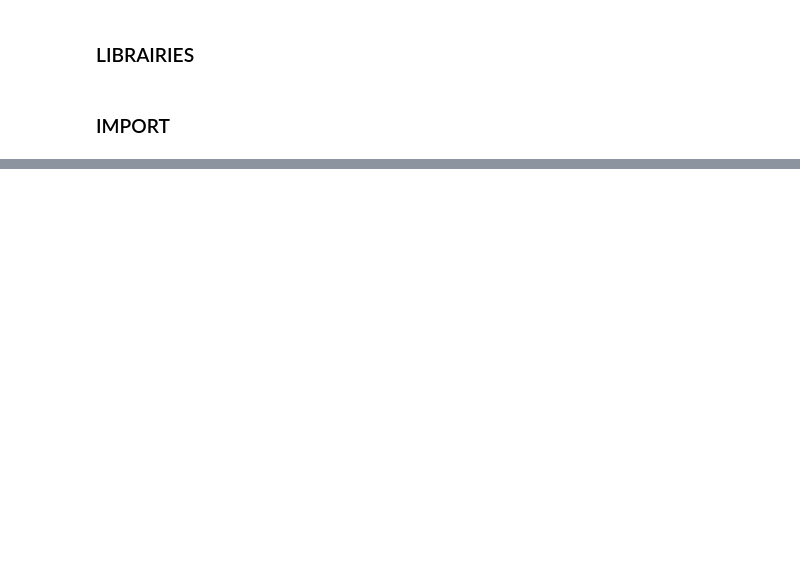
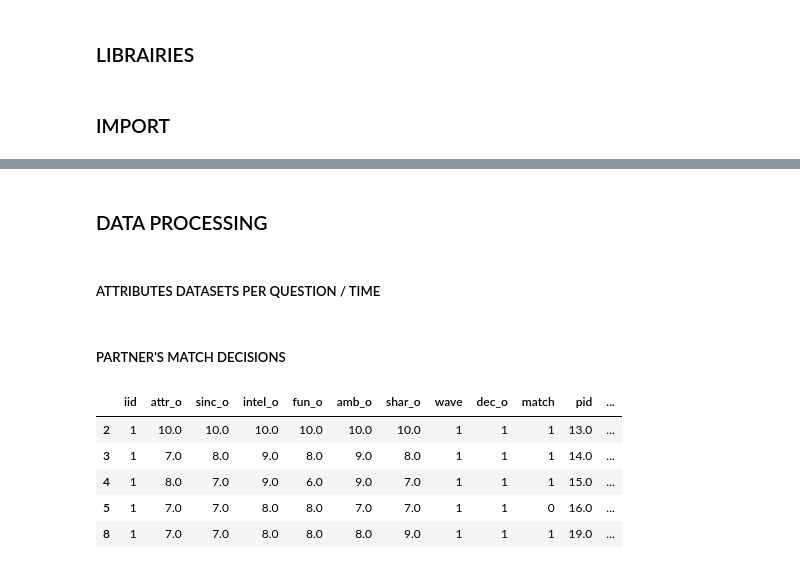
Before and after one commit to aevlkm/eda, a Jupyter notebook: 05_EDA/tinder.ipynb, the cells around one changed output, grey strips where cells are left out. Drawn from its saved outputs; the diff is of its cells as text; code cells hidden in the pictures; blank space fills up the shorter version.

```diff
--- a/05_EDA/tinder.ipynb
+++ b/05_EDA/tinder.ipynb
@@ -149,0 +111,12 @@ KeyboardInterrupt:
+# %%
+# The feature "Wave" is not based on the same evaluation method.
+# Hence the choice of dropping certain values (6 to 9)
+
+# Mask of values 6 to 9 ---
+mask_drop_6_9 = (df["wave"] != 6) & (df["wave"] != 7) & (df["wave"] != 8) & (df["wave"] != 9)
+
+# Drop associated ---
+df = df[mask_drop_6_9]
+
+# Display ---
+df.head()
@@ -149,0 +130,4 @@ KeyboardInterrupt:
+# %% [markdown]
+### DATA PROCESSING
+# %% [markdown]
+##### ATTRIBUTES DATASETS PER QUESTION / TIME
@@ -149,0 +150,19 @@ KeyboardInterrupt:
+# %% [markdown]
+##### PARTNER'S MATCH DECISIONS
+# %%
+# Pass ---
+df_decisions_0 = df0_0[(df0_0["dec_o"] == 0)]
+
+# Match ---
+df_decisions_1 = df0_0[(df0_0["dec_o"] == 1)]
+
+# Display ---
+df_decisions_0.head()
+df_decisions_1.head()
+# %% [output]
+|  | iid | attr_o | sinc_o | intel_o | fun_o | amb_o | shar_o | wave | dec_o | match | pid | ... |
+| 2 | 1 | 10.0 | 10.0 | 10.0 | 10.0 | 10.0 | 10.0 | 1 | 1 | 1 | 13.0 | ... |
+| 3 | 1 | 7.0 | 8.0 | 9.0 | 8.0 | 9.0 | 8.0 | 1 | 1 | 1 | 14.0 | ... |
+| 4 | 1 | 8.0 | 7.0 | 9.0 | 6.0 | 9.0 | 7.0 | 1 | 1 | 1 | 15.0 | ... |
+| 5 | 1 | 7.0 | 7.0 | 8.0 | 8.0 | 7.0 | 7.0 | 1 | 1 | 0 | 16.0 | ... |
+| 8 | 1 | 7.0 | 7.0 | 8.0 | 8.0 | 8.0 | 9.0 | 1 | 1 | 1 | 19.0 | ... |
```
Also changed, not shown: parts of 28 cells of this notebook.
